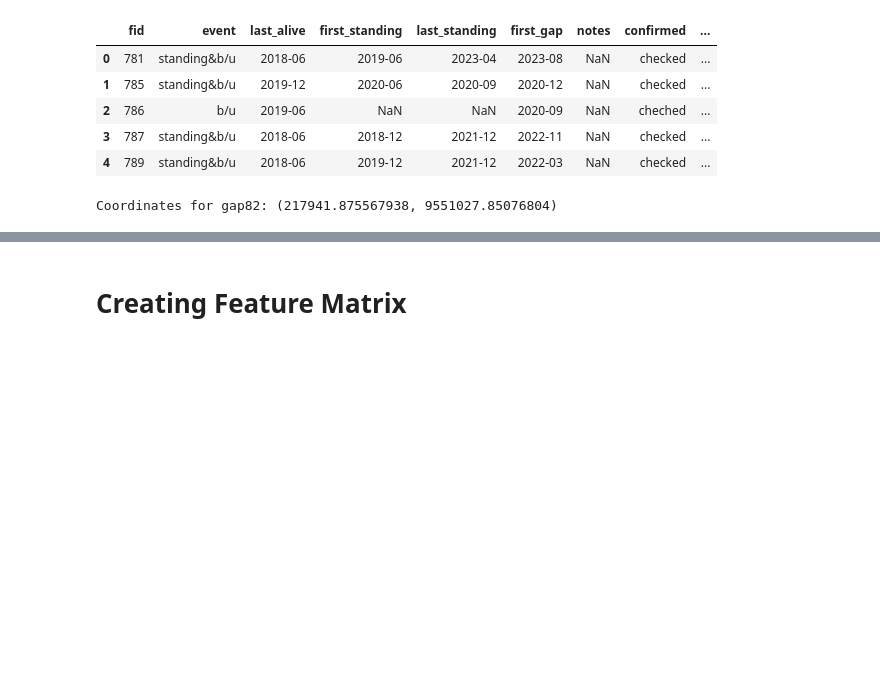
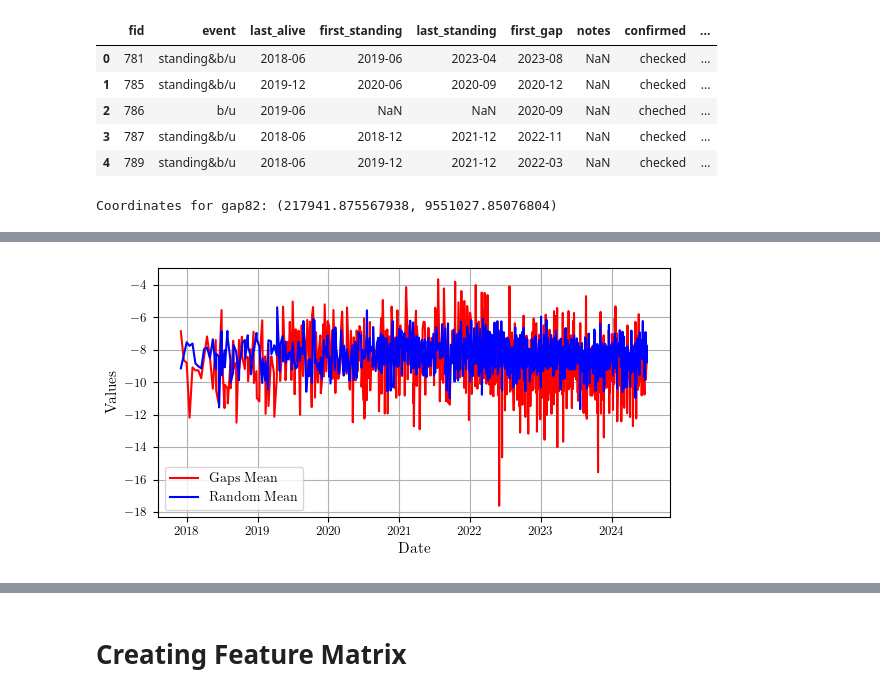
Before and after one commit to ol-webb/tree_gaps4, a Jupyter notebook: all_gaps_mk2/main1.ipynb, the cells around one changed output, grey strips where cells are left out. Drawn from its saved outputs; the diff is of its cells as text; code cells hidden in the pictures; blank space fills up the shorter version.

```diff
--- a/all_gaps_mk2/main1.ipynb
+++ b/all_gaps_mk2/main1.ipynb
@@ -444,0 +434,9 @@ for gap_folder in gap_folders:
+# %%
+## form generic dataframes ##
+
+start_date = datetime(2017, 11, 11)
+end_date = datetime.now()
+date_range = pd.date_range(start_date, end_date, freq='D')
+
+df_gen1 = pd.DataFrame(index=date_range)
+df_gen2 = pd.DataFrame(index=date_range)
@@ -444,0 +459,2 @@ for gap_folder in gap_folders:
+# %%
+df_series_alltime_gaps, df_series_alltime_random = process_gap_folders('downloaded_files', df, df_gen1, df_gen2, filterp=False, scalep=False)
@@ -444,0 +463,33 @@ for gap_folder in gap_folders:
+# %%
+def plot_aggregates(df1, df2, title1, title2):
+    # Calculate the mean and standard deviation for the first dataframe
+    mean_series1 = df1.mean(axis=1, skipna=True).dropna()
+    std_series1 = df1.std(axis=1, skipna=True).dropna()
+
+    # Calculate the mean and standard deviation for the second dataframe
+    mean_series2 = df2.mean(axis=1, skipna=True).dropna()
+    std_series2 = df2.std(axis=1, skipna=True).dropna()
+
+    # Plot the results
+    plt.figure(figsize=(6, 3.25))
+
+    # Plot for the first dataframe
+    plt.plot(mean_series1, label=f'{title1} Mean', color='#FF0000')
+    #plt.fill_between(mean_series1.index, mean_series1 - std_series1, mean_series1 + std_series1, color='blue', alpha=0.2, label=f'{title1} Standard Deviation')
+
+    # Plot for the second dataframe
+    plt.plot(mean_series2, label=f'{title2} Mean', color='#0000FF')
+    #plt.fill_between(mean_series2.index, mean_series2 - std_series2, mean_series2 + std_series2, color='green', alpha=0.2, label=f'{title2} Standard Deviation')
+
+    plt.xlabel('Date')
+    plt.ylabel('Values')
+    plt.legend()
+    plt.grid(True)
+
+    plt.tight_layout()
+# %%
+# Example usage:
+plot_aggregates(df_series_alltime_gaps, df_series_alltime_random, 'Gaps', 'Random')
+#plt.savefig('series_lineplot_alltime.pdf')
+# %% [output]
+[figure, added]
```
Also changed, not shown: parts of 19 cells of this notebook.
